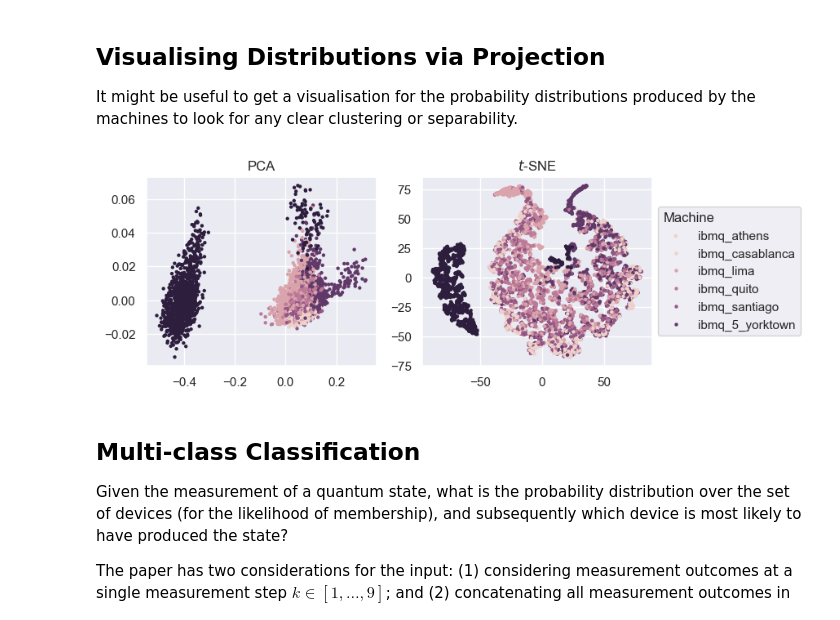
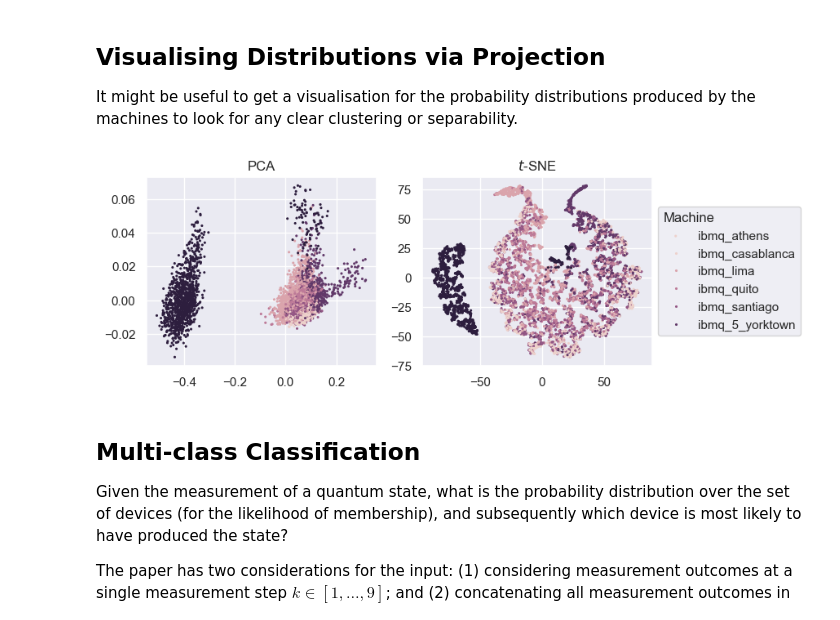
Before and after one commit to BenPrie/quantum-noise-ml, a Jupyter notebook: fingerprint-classifcation.ipynb, the cells around one changed output. Drawn from its saved outputs; the diff is of its cells as text; code cells hidden in the pictures.

```diff
--- a/fingerprint-classifcation.ipynb
+++ b/fingerprint-classifcation.ipynb
@@ -222,17 +231,18 @@ xs_train_tsne = tsne.fit_transform(xs_train[:,step,:])
 # %%
 # Scatter plot the distributions in the reduced space (hue on machine).
 fig, (ax1, ax2) = plt.subplots(1, 2, figsize=(8, 3))
-sns.scatterplot(x=xs_train_pca[:,0], y=xs_train_pca[:,1], hue=ys_train, ax=ax1, s=10, linewidth=0)
-sns.scatterplot(x=xs_train_tsne[:,0], y=xs_train_tsne[:,1], hue=ys_train, ax=ax2, s=10, linewidth=0)
+size = 5
+sns.scatterplot(x=xs_train_pca[:,0], y=xs_train_pca[:,1], hue=ys_train, ax=ax1, s=size, linewidth=0)
+sns.scatterplot(x=xs_train_tsne[:,0], y=xs_train_tsne[:,1], hue=ys_train, ax=ax2, s=size, linewidth=0)
 
 # Beautification.
 ax1.set_title('PCA')
 ax2.set_title('$t$-SNE')
 ax1.get_legend().remove()
 legend = ax2.legend(loc='center left', bbox_to_anchor=(1, 0.5), labels=machines, title='Machine')
 legend._legend_box.align = "left"
 # %% [output]
-[figure, old version]
+[figure, new version]
 # %% [markdown]
 ## Multi-class Classification
 
```
Also changed, not shown: parts of 11 cells of this notebook.
